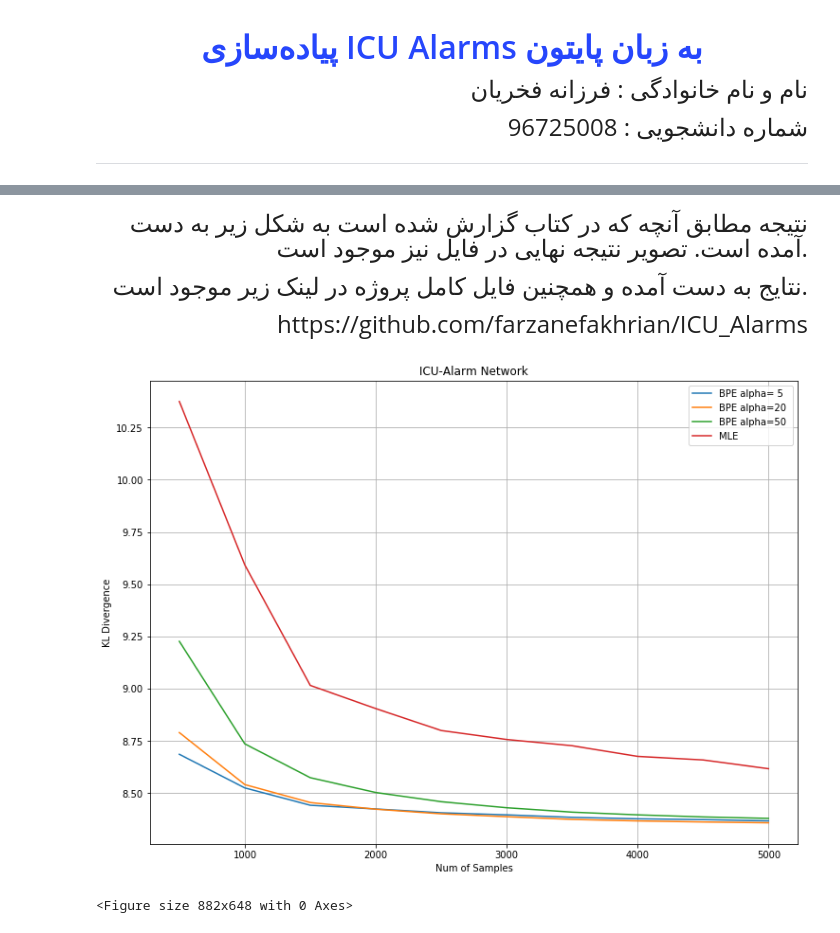
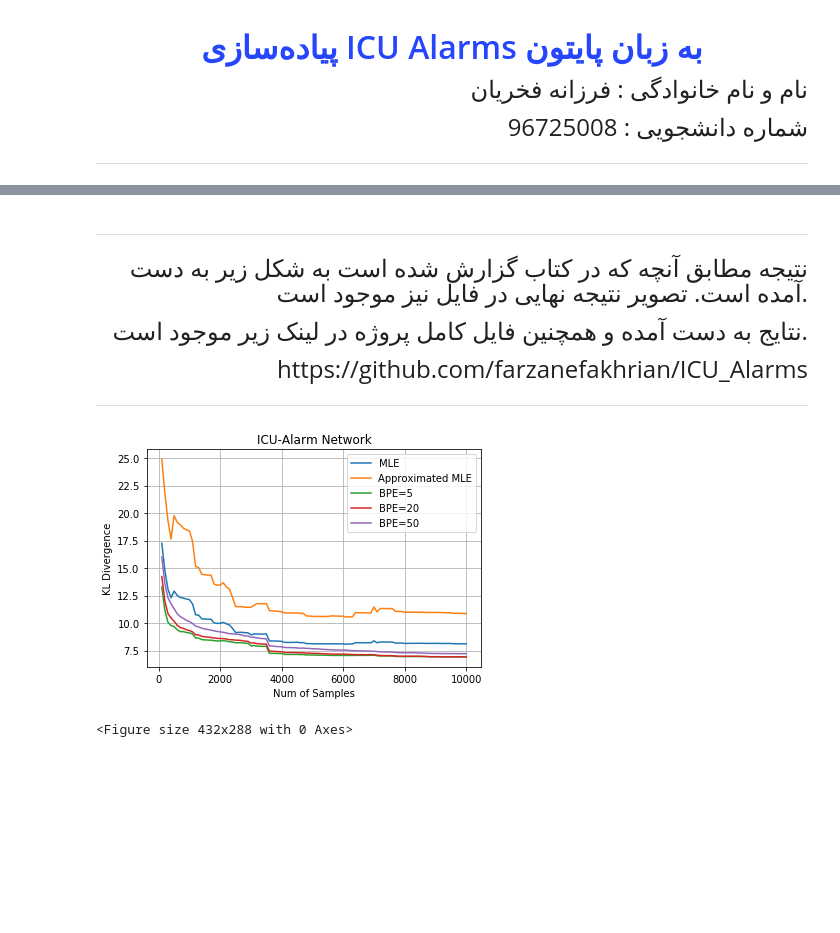
Before and after one commit to farzanefakhrian/ICU_Alarms, a Jupyter notebook: ICUalarms.ipynb, the cells around one changed output, grey strips where cells are left out. Saved outputs shown, nothing was run; the diff lists cells and outputs as text; code cells hidden in the pictures; blank space fills up the shorter version.

```diff
--- a/ICUalarms.ipynb
+++ b/ICUalarms.ipynb
@@ -25,10 +32,14 @@ import matplotlib.pyplot as plt
 # %%
 xml = pgmpy.readwrite.BIF.BIFReader('alarm_edited.bif')
-data = pd.read_csv('alarm10K.csv', sep=',', header=0, skiprows=0).apply(lambda x: x.astype(str).str.upper())
+data = pd.read_csv('alarm10K_edited.csv',delimiter=',').apply(lambda x: x.astype(str))
 
 edges = [tuple(edge) for edge in xml.get_edges()]
-model = BayesianModel(edges)
-
 real_model = xml.get_model()
 real_state_names = xml.variable_states
+# %%
+KLMLE = np.zeros(shape=(100,))
+KLAppMLE = np.zeros(shape=(100,))
+KLBpe5 = np.zeros(shape=(100,))
+KLBpe20 = np.zeros(shape=(100,))
+KLBpe50 = np.zeros(shape=(100,))
 # %%
@@ -91,23 +93,26 @@ KL_BPE_50 = np.append(KL_BPE_50, [KL_BPE_50[-1]])
 # %% [markdown]
+-----
 <p style="text-align: right;direction:rtl;"><font face="Microsoft Uighur" size="5">نتیجه مطابق آنچه که در کتاب گزارش شده است به شکل زیر به دست آمده است. تصویر نتیجه نهایی در فایل نیز موجود است.</font> </p>
 
 <p style="text-align: right;direction:rtl;"><font face="Microsoft Uighur" size="5">  نتایج به دست آمده و همچنین فایل کامل پروژه در لینک زیر   موجود است. </font> </p>
 
 <p style="text-align: right;direction:rtl;"><font face="Microsoft Uighur" size="5"> https://github.com/farzanefakhrian/ICU_Alarms </font> </p>
+
+
+-----
 # %%
-plt.plot(range(500, 5500, 500), KL_MLE, label='MLE')
-plt.plot(range(500, 5500, 500), KL_BPE_5, label='BPE alpha= 5')
-plt.plot(range(500, 5500, 500), KL_BPE_20, label='BPE alpha= 20')
-plt.plot(range(500, 5500, 500), KL_BPE_50, label='BPE alpha=50')
+plt.plot(range(100, 10100, 100), KLMLE, label='MLE')
+plt.plot(range(100, 10100, 100), KLAppMLE, label='Approximated MLE')
+plt.plot(range(100, 10100, 100), KLBpe5, label='BPE=5')
+plt.plot(range(100, 10100, 100), KLBpe20, label='BPE=20')
+plt.plot(range(100, 10100, 100), KLBpe50, label='BPE=50')
 
 plt.xlabel('Num of Samples')
 plt.ylabel('KL Divergence')
 plt.title('ICU-Alarm Network')
 plt.grid(True)
 plt.legend()
 plt.show()
-
-plt.savefig("FinalResults.png")
 # %% [output]
-[figure, old version]
+[figure, new version]
-<Figure size 882x648 with 0 Axes>
+<Figure size 432x288 with 0 Axes>
```
Also changed, not shown: parts of 4 cells of this notebook, 6 other files.
